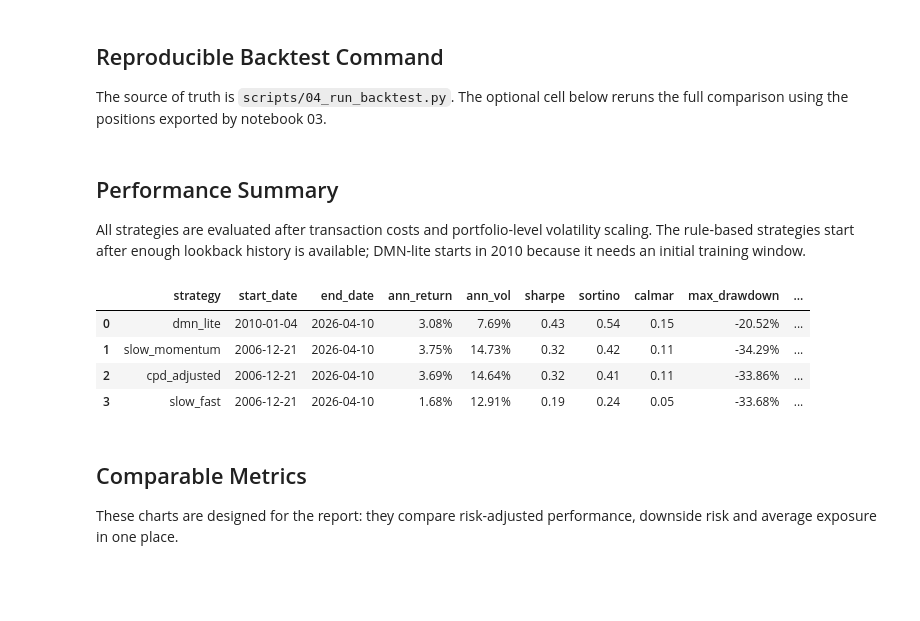
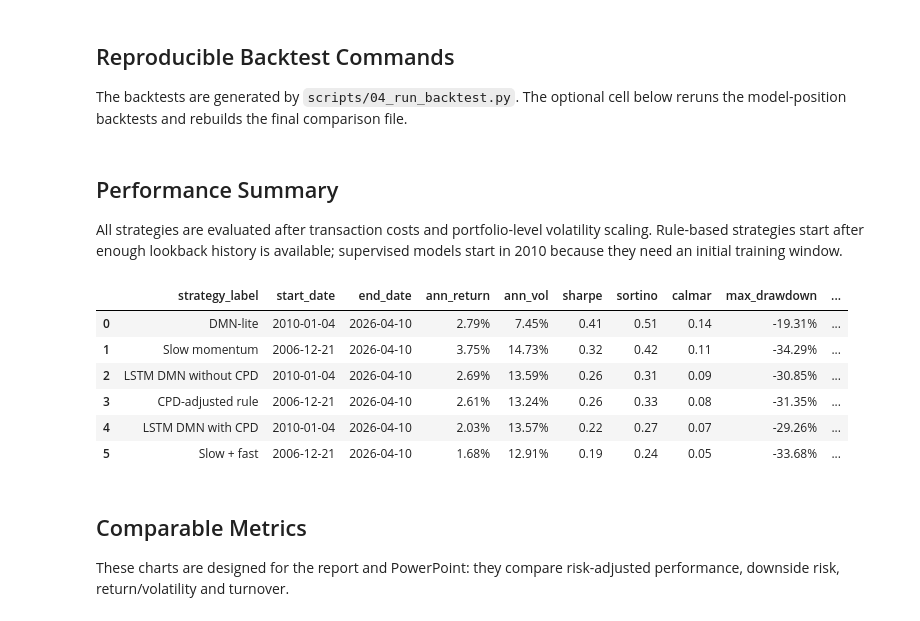
Before and after one commit to VNAZZARENO/Pergam_MSc_2026, a Jupyter notebook: notebooks/04_run_backtest.ipynb, the cells around one changed output. Cells and saved outputs as stored; diff of their text form; code cells hidden in the pictures; blank space fills up the shorter version.

Commit message:
Refresh model and backtest notebooks

```diff
--- a/notebooks/04_run_backtest.ipynb
+++ b/notebooks/04_run_backtest.ipynb
@@ -25,7 +24,7 @@ DATA_DIR = PROJECT_ROOT / "data" / "processed" / "stoxx600"
 # %% [markdown]
-## Reproducible Backtest Command
+## Reproducible Backtest Commands
 
-The source of truth is `scripts/04_run_backtest.py`. The optional cell below reruns the full comparison using the positions exported by notebook 03.
+The backtests are generated by `scripts/04_run_backtest.py`. The optional cell below reruns the model-position backtests and rebuilds the final comparison file.
 # %%
 RUN_BACKTEST = False
 
@@ -48,20 +71,37 @@ if RUN_BACKTEST:
 # %% [markdown]
 ## Performance Summary
 
-All strategies are evaluated after transaction costs and portfolio-level volatility scaling. The rule-based strategies start after enough lookback history is available; DMN-lite starts in 2010 because it needs an initial training window.
+All strategies are evaluated after transaction costs and portfolio-level volatility scaling. Rule-based strategies start after enough lookback history is available; supervised models start in 2010 because they need an initial training window.
 # %%
-summary = pd.read_csv(DATA_DIR / "backtest_summary_with_dmn.csv", parse_dates=["start_date", "end_date"])
-display_cols = ["strategy", "start_date", "end_date", "ann_return", "ann_vol", "sharpe", "sortino", "calmar", "max_drawdown", "hit_ratio", "avg_assets", "avg_turnover"]
+summary = pd.read_csv(DATA_DIR / "backtest_summary_final_comparison.csv", parse_dates=["start_date", "end_date"])
+order = ["dmn_lite", "slow_momentum", "dmn_lstm_no_cpd", "cpd_adjusted", "dmn_lstm", "slow_fast"]
+summary["strategy"] = pd.Categorical(summary["strategy"], categories=order, ordered=True)
+summary = summary.sort_values("strategy").reset_index(drop=True)
+summary["strategy_label"] = summary["strategy"].map({
+    "dmn_lite": "DMN-lite",
+    "slow_momentum": "Slow momentum",
+    "dmn_lstm_no_cpd": "LSTM DMN without CPD",
+    "cpd_adjusted": "CPD-adjusted rule",
+    "dmn_lstm": "LSTM DMN with CPD",
+    "slow_fast": "Slow + fast",
+})
+
+display_cols = [
+    "strategy_label", "start_date", "end_date", "ann_return", "ann_vol", "sharpe",
+    "sortino", "calmar", "max_drawdown", "hit_ratio", "avg_assets", "avg_turnover",
+]
 pretty = summary[display_cols].copy()
 for col in ["ann_return", "ann_vol", "max_drawdown", "hit_ratio", "avg_turnover"]:
     pretty[col] = pretty[col].map(lambda x: f"{x:.2%}")
 for col in ["sharpe", "sortino", "calmar", "avg_assets"]:
     pretty[col] = pretty[col].map(lambda x: f"{x:.2f}")
 pretty
 # %% [output]
-|  | strategy | start_date | end_date | ann_return | ann_vol | sharpe | sortino | calmar | max_drawdown | ... |
-| 0 | dmn_lite | 2010-01-04 | 2026-04-10 | 3.08% | 7.69% | 0.43 | 0.54 | 0.15 | -20.52% | ... |
-| 1 | slow_momentum | 2006-12-21 | 2026-04-10 | 3.75% | 14.73% | 0.32 | 0.42 | 0.11 | -34.29% | ... |
-| 2 | cpd_adjusted | 2006-12-21 | 2026-04-10 | 3.69% | 14.64% | 0.32 | 0.41 | 0.11 | -33.86% | ... |
-| 3 | slow_fast | 2006-12-21 | 2026-04-10 | 1.68% | 12.91% | 0.19 | 0.24 | 0.05 | -33.68% | ... |
+|  | strategy_label | start_date | end_date | ann_return | ann_vol | sharpe | sortino | calmar | max_drawdown | ... |
+| 0 | DMN-lite | 2010-01-04 | 2026-04-10 | 2.79% | 7.45% | 0.41 | 0.51 | 0.14 | -19.31% | ... |
+| 1 | Slow momentum | 2006-12-21 | 2026-04-10 | 3.75% | 14.73% | 0.32 | 0.42 | 0.11 | -34.29% | ... |
+| 2 | LSTM DMN without CPD | 2010-01-04 | 2026-04-10 | 2.69% | 13.59% | 0.26 | 0.31 | 0.09 | -30.85% | ... |
+| 3 | CPD-adjusted rule | 2006-12-21 | 2026-04-10 | 2.61% | 13.24% | 0.26 | 0.33 | 0.08 | -31.35% | ... |
+| 4 | LSTM DMN with CPD | 2010-01-04 | 2026-04-10 | 2.03% | 13.57% | 0.22 | 0.27 | 0.07 | -29.26% | ... |
+| 5 | Slow + fast | 2006-12-21 | 2026-04-10 | 1.68% | 12.91% | 0.19 | 0.24 | 0.05 | -33.68% | ... |
 # %%
@@ -99,6 +140,6 @@ fig.show()
 # %% [markdown]
 ## Comparable Metrics
 
-These charts are designed for the report: they compare risk-adjusted performance, downside risk and average exposure in one place.
+These charts are designed for the report and PowerPoint: they compare risk-adjusted performance, downside risk, return/volatility and turnover.
 # %%
 metric_long = summary.melt(
```
Also changed, not shown: parts of 13 cells of this notebook, 1 other file.
